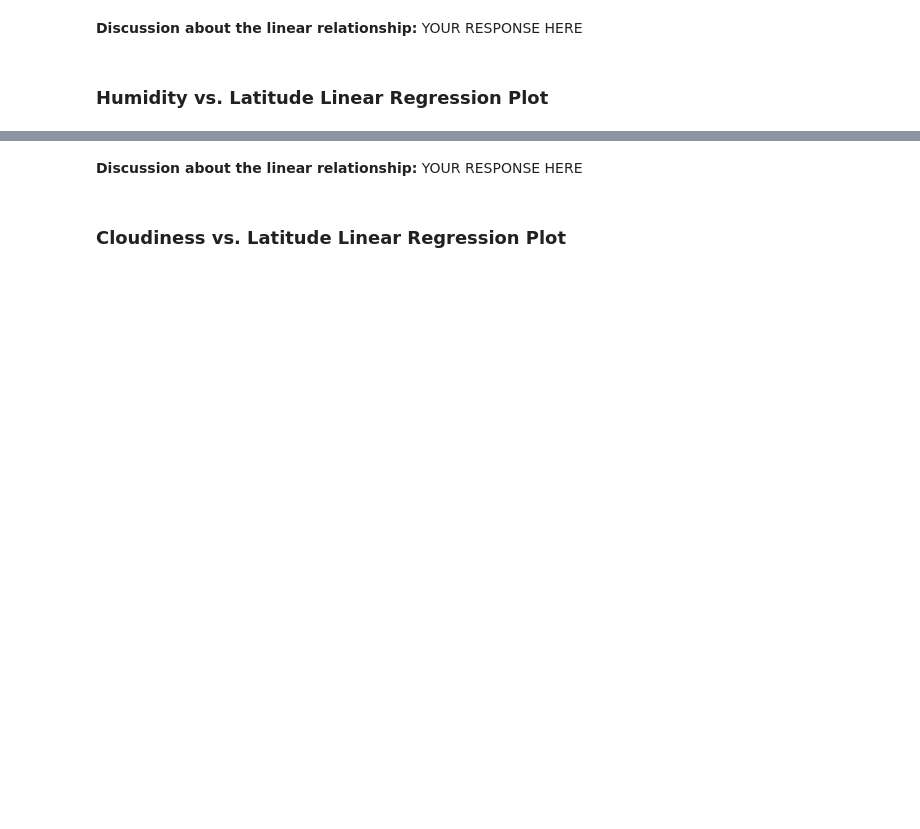
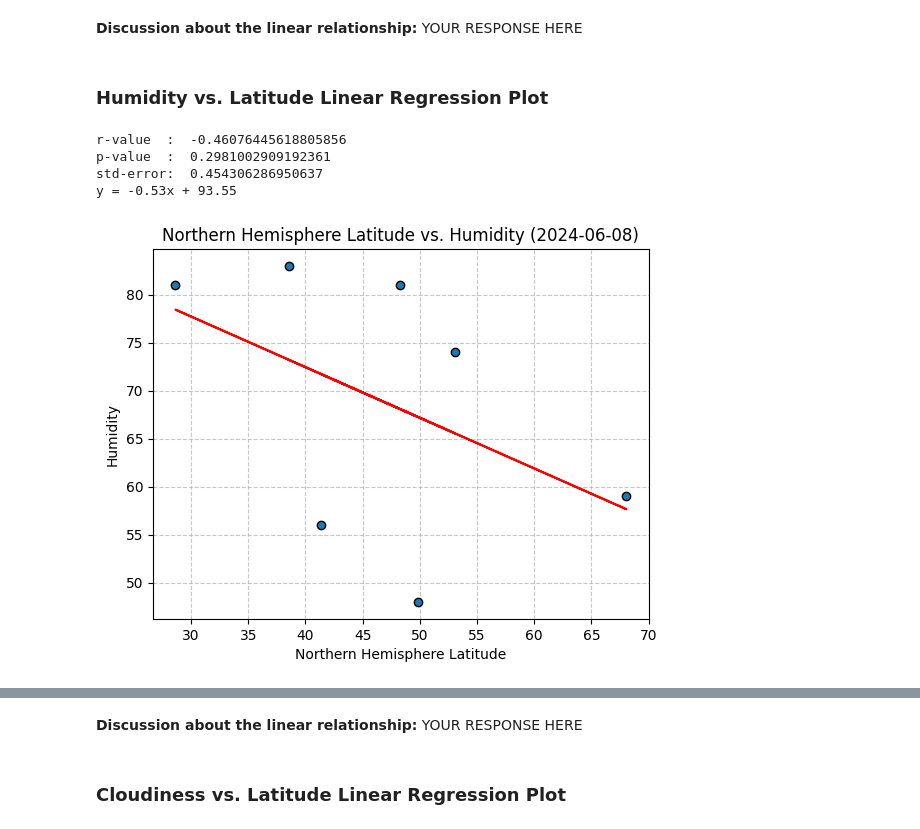
Before and after one commit to thaychansy/python-api, a Jupyter notebook: WeatherPy.ipynb, the cells around one changed output, grey strips where cells are left out. Saved outputs shown, nothing was run; the diff lists cells and outputs as text; code cells hidden in the pictures; blank space fills up the shorter version.

```diff
--- a/WeatherPy.ipynb
+++ b/WeatherPy.ipynb
@@ -412,0 +397,12 @@ Name: Lat, Length: 178, dtype: float64
+# %%
+# Northern Hemisphere
+x_values = northern_hemi_df['Lat']
+y_values = northern_hemi_df['Humidity']
+
+create_linear_regression(x_values, y_values, 'Northern Hemisphere Latitude', 'Humidity')
+# %% [output]
+r-value  :  -0.46076445618805856
+p-value  :  0.2981002909192361
+std-error:  0.454306286950637
+y = -0.53x + 93.55
+[figure, added]
```
Also changed, not shown: parts of 13 cells of this notebook.
